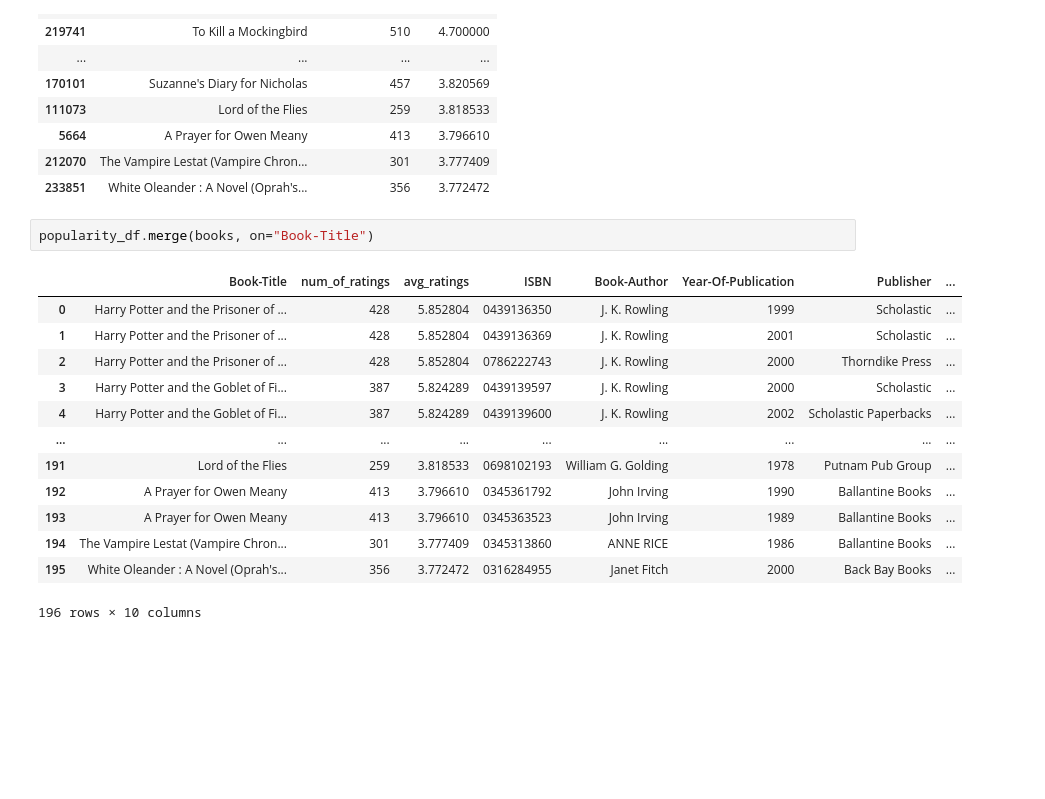
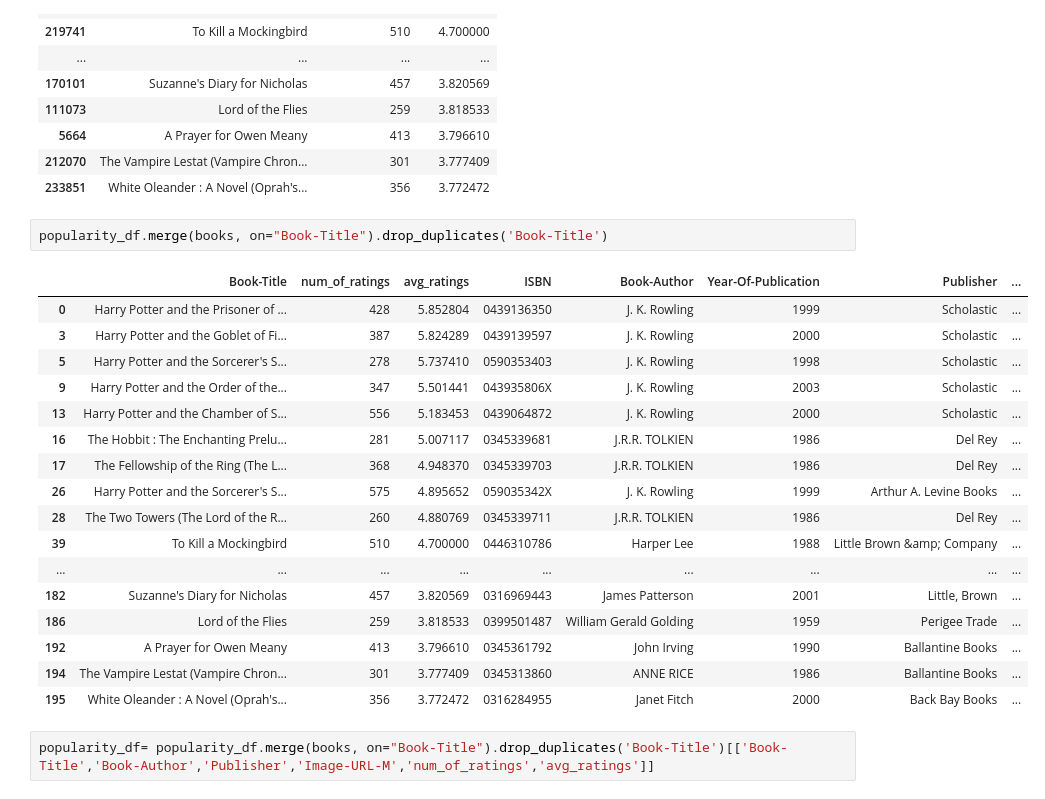
Before and after one commit to c-rew1nd/book_recommender_system, a Jupyter notebook: book-recommender-system.ipynb, the cells around one changed output. Saved outputs shown, nothing was run; the diff lists cells and outputs as text; blank space fills up the shorter version.

```diff
--- a/book-recommender-system.ipynb
+++ b/book-recommender-system.ipynb
@@ -307,18 +307,24 @@ popularity_df
 | 212070 | The Vampire Lestat (Vampire Chron... | 301 | 3.777409 |
 | 233851 | White Oleander : A Novel (Oprah's... | 356 | 3.772472 |
 # %%
-popularity_df.merge(books, on="Book-Title")
+popularity_df.merge(books, on="Book-Title").drop_duplicates('Book-Title')
 # %% [output]
 |  | Book-Title | num_of_ratings | avg_ratings | ISBN | Book-Author | Year-Of-Publication | Publisher | ... |
 | 0 | Harry Potter and the Prisoner of ... | 428 | 5.852804 | 0439136350 | J. K. Rowling | 1999 | Scholastic | ... |
-| 1 | Harry Potter and the Prisoner of ... | 428 | 5.852804 | 0439136369 | J. K. Rowling | 2001 | Scholastic | ... |
-| 2 | Harry Potter and the Prisoner of ... | 428 | 5.852804 | 0786222743 | J. K. Rowling | 2000 | Thorndike Press | ... |
 | 3 | Harry Potter and the Goblet of Fi... | 387 | 5.824289 | 0439139597 | J. K. Rowling | 2000 | Scholastic | ... |
-| 4 | Harry Potter and the Goblet of Fi... | 387 | 5.824289 | 0439139600 | J. K. Rowling | 2002 | Scholastic Paperbacks | ... |
+| 5 | Harry Potter and the Sorcerer's S... | 278 | 5.737410 | 0590353403 | J. K. Rowling | 1998 | Scholastic | ... |
+| 9 | Harry Potter and the Order of the... | 347 | 5.501441 | 043935806X | J. K. Rowling | 2003 | Scholastic | ... |
+| 13 | Harry Potter and the Chamber of S... | 556 | 5.183453 | 0439064872 | J. K. Rowling | 2000 | Scholastic | ... |
+| 16 | The Hobbit : The Enchanting Prelu... | 281 | 5.007117 | 0345339681 | J.R.R. TOLKIEN | 1986 | Del Rey | ... |
+| 17 | The Fellowship of the Ring (The L... | 368 | 4.948370 | 0345339703 | J.R.R. TOLKIEN | 1986 | Del Rey | ... |
+| 26 | Harry Potter and the Sorcerer's S... | 575 | 4.895652 | 059035342X | J. K. Rowling | 1999 | Arthur A. Levine Books | ... |
+| 28 | The Two Towers (The Lord of the R... | 260 | 4.880769 | 0345339711 | J.R.R. TOLKIEN | 1986 | Del Rey | ... |
+| 39 | To Kill a Mockingbird | 510 | 4.700000 | 0446310786 | Harper Lee | 1988 | Little Brown &amp; Company | ... |
 | ... | ... | ... | ... | ... | ... | ... | ... | ... |
-| 191 | Lord of the Flies | 259 | 3.818533 | 0698102193 | William G. Golding | 1978 | Putnam Pub Group | ... |
+| 182 | Suzanne's Diary for Nicholas | 457 | 3.820569 | 0316969443 | James Patterson | 2001 | Little, Brown | ... |
+| 186 | Lord of the Flies | 259 | 3.818533 | 0399501487 | William Gerald Golding | 1959 | Perigee Trade | ... |
 | 192 | A Prayer for Owen Meany | 413 | 3.796610 | 0345361792 | John Irving | 1990 | Ballantine Books | ... |
-| 193 | A Prayer for Owen Meany | 413 | 3.796610 | 0345363523 | John Irving | 1989 | Ballantine Books | ... |
 | 194 | The Vampire Lestat (Vampire Chron... | 301 | 3.777409 | 0345313860 | ANNE RICE | 1986 | Ballantine Books | ... |
 | 195 | White Oleander : A Novel (Oprah's... | 356 | 3.772472 | 0316284955 | Janet Fitch | 2000 | Back Bay Books | ... |
-196 rows × 10 columns
+# %%
+popularity_df= popularity_df.merge(books, on="Book-Title").drop_duplicates('Book-Title')[['Book-Title','Book-Author','Publisher','Image-URL-M','num_of_ratings','avg_ratings']]
```
Also changed, not shown: parts of 22 cells of this notebook.
